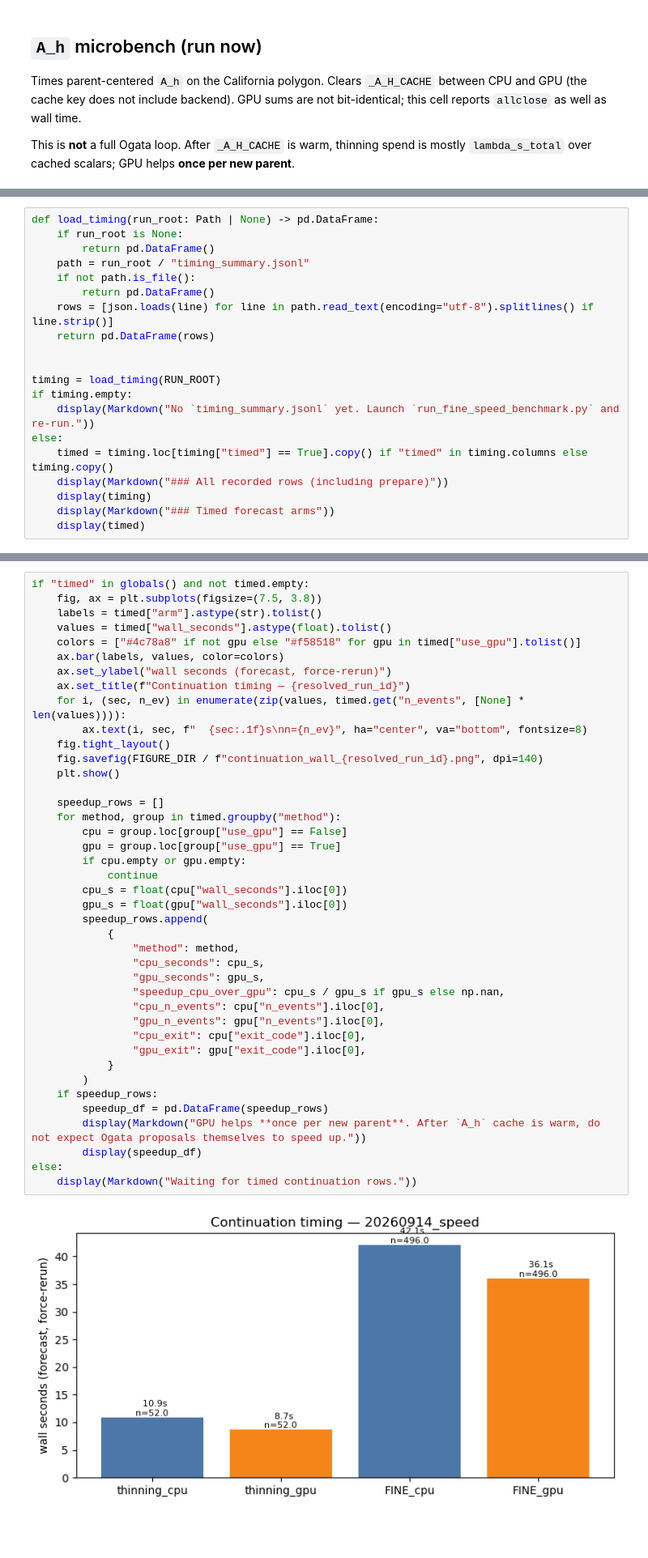
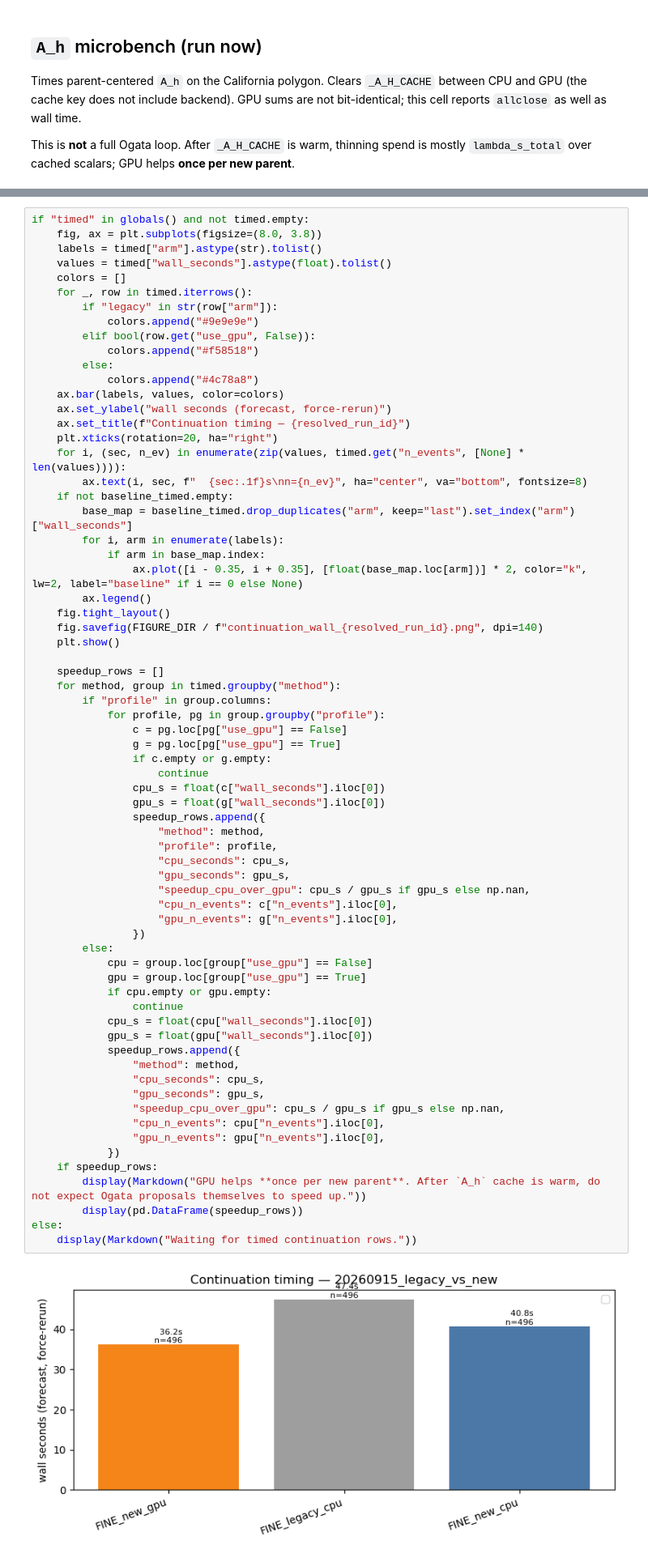
Before and after one commit to Ner-Ber/etas_edits, a Jupyter notebook: notebooks/compare_fine_speed_gpu.ipynb, the cells around one changed output, grey strips where cells are left out. Shown at 81% size. Cells and saved outputs as stored; diff of their text form; blank space fills up the shorter version.

```diff
--- a/notebooks/compare_fine_speed_gpu.ipynb
+++ b/notebooks/compare_fine_speed_gpu.ipynb
@@ -304,20 +457,0 @@ if RUN_AH_MICROBENCH and "ah_df" in globals() and not ah_df.empty:
-# %%
-def load_timing(run_root: Path | None) -> pd.DataFrame:
-    if run_root is None:
-        return pd.DataFrame()
-    path = run_root / "timing_summary.jsonl"
-    if not path.is_file():
-        return pd.DataFrame()
-    rows = [json.loads(line) for line in path.read_text(encoding="utf-8").splitlines() if line.strip()]
-    return pd.DataFrame(rows)
-
-
-timing = load_timing(RUN_ROOT)
-if timing.empty:
-    display(Markdown("No `timing_summary.jsonl` yet. Launch `run_fine_speed_benchmark.py` and re-run."))
-else:
-    timed = timing.loc[timing["timed"] == True].copy() if "timed" in timing.columns else timing.copy()
-    display(Markdown("### All recorded rows (including prepare)"))
-    display(timing)
-    display(Markdown("### Timed forecast arms"))
-    display(timed)
@@ -342,44 +458,71 @@ else:
 # %%
 if "timed" in globals() and not timed.empty:
-    fig, ax = plt.subplots(figsize=(7.5, 3.8))
+    fig, ax = plt.subplots(figsize=(8.0, 3.8))
     labels = timed["arm"].astype(str).tolist()
     values = timed["wall_seconds"].astype(float).tolist()
-    colors = ["#4c78a8" if not gpu else "#f58518" for gpu in timed["use_gpu"].tolist()]
+    colors = []
+    for _, row in timed.iterrows():
+        if "legacy" in str(row["arm"]):
+            colors.append("#9e9e9e")
+        elif bool(row.get("use_gpu", False)):
+            colors.append("#f58518")
+        else:
+            colors.append("#4c78a8")
     ax.bar(labels, values, color=colors)
     ax.set_ylabel("wall seconds (forecast, force-rerun)")
     ax.set_title(f"Continuation timing — {resolved_run_id}")
+    plt.xticks(rotation=20, ha="right")
     for i, (sec, n_ev) in enumerate(zip(values, timed.get("n_events", [None] * len(values)))):
         ax.text(i, sec, f"  {sec:.1f}s\nn={n_ev}", ha="center", va="bottom", fontsize=8)
+    if not baseline_timed.empty:
+        base_map = baseline_timed.drop_duplicates("arm", keep="last").set_index("arm")["wall_seconds"]
+        for i, arm in enumerate(labels):
+            if arm in base_map.index:
+                ax.plot([i - 0.35, i + 0.35], [float(base_map.loc[arm])] * 2, color="k", lw=2, label="baseline" if i == 0 else None)
+        ax.legend()
     fig.tight_layout()
     fig.savefig(FIGURE_DIR / f"continuation_wall_{resolved_run_id}.png", dpi=140)
     plt.show()
 
     speedup_rows = []
     for method, group in timed.groupby("method"):
-        cpu = group.loc[group["use_gpu"] == False]
-        gpu = group.loc[group["use_gpu"] == True]
-        if cpu.empty or gpu.empty:
-            continue
-        cpu_s = float(cpu["wall_seconds"].iloc[0])
-        gpu_s = float(gpu["wall_seconds"].iloc[0])
-        speedup_rows.append(
-            {
+        if "profile" in group.columns:
+            for profile, pg in group.groupby("profile"):
+                c = pg.loc[pg["use_gpu"] == False]
+                g = pg.loc[pg["use_gpu"] == True]
+                if c.empty or g.empty:
+                    continue
+                cpu_s = float(c["wall_seconds"].iloc[0])
+                gpu_s = float(g["wall_seconds"].iloc[0])
+                speedup_rows.append({
+                    "method": method,
+                    "profile": profile,
+                    "cpu_seconds": cpu_s,
+                    "gpu_seconds": gpu_s,
+                    "speedup_cpu_over_gpu": cpu_s / gpu_s if gpu_s else np.nan,
+                    "cpu_n_events": c["n_events"].iloc[0],
+                    "gpu_n_events": g["n_events"].iloc[0],
+                })
+        else:
+            cpu = group.loc[group["use_gpu"] == False]
+            gpu = group.loc[group["use_gpu"] == True]
+            if cpu.empty or gpu.empty:
+                continue
+            cpu_s = float(cpu["wall_seconds"].iloc[0])
+            gpu_s = float(gpu["wall_seconds"].iloc[0])
+            speedup_rows.append({
                 "method": method,
                 "cpu_seconds": cpu_s,
                 "gpu_seconds": gpu_s,
                 "speedup_cpu_over_gpu": cpu_s / gpu_s if gpu_s else np.nan,
                 "cpu_n_events": cpu["n_events"].iloc[0],
                 "gpu_n_events": gpu["n_events"].iloc[0],
-                "cpu_exit": cpu["exit_code"].iloc[0],
-                "gpu_exit": gpu["exit_code"].iloc[0],
-            }
-        )
+            })
     if speedup_rows:
-        speedup_df = pd.DataFrame(speedup_rows)
         display(Markdown("GPU helps **once per new parent**. After `A_h` cache is warm, do not expect Ogata proposals themselves to speed up."))
-        display(speedup_df)
+        display(pd.DataFrame(speedup_rows))
 else:
     display(Markdown("Waiting for timed continuation rows."))
 # %% [output]
-[figure, old version]
+[figure, new version]
 GPU helps **once per new parent**. After `A_h` cache is warm, do not expect Ogata proposals themselves to speed up.
```
Also changed, not shown: parts of 17 cells of this notebook, 12 other files.
